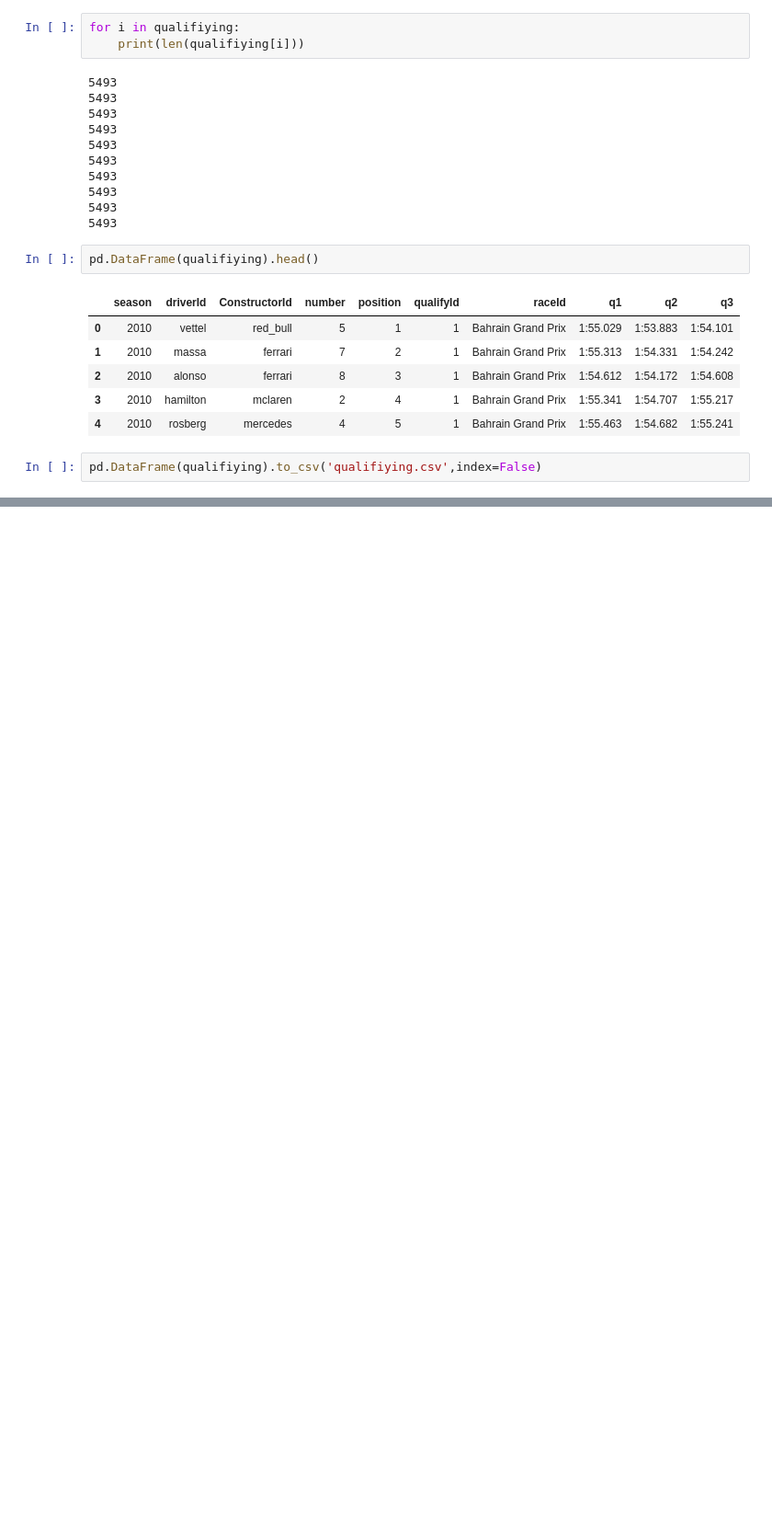
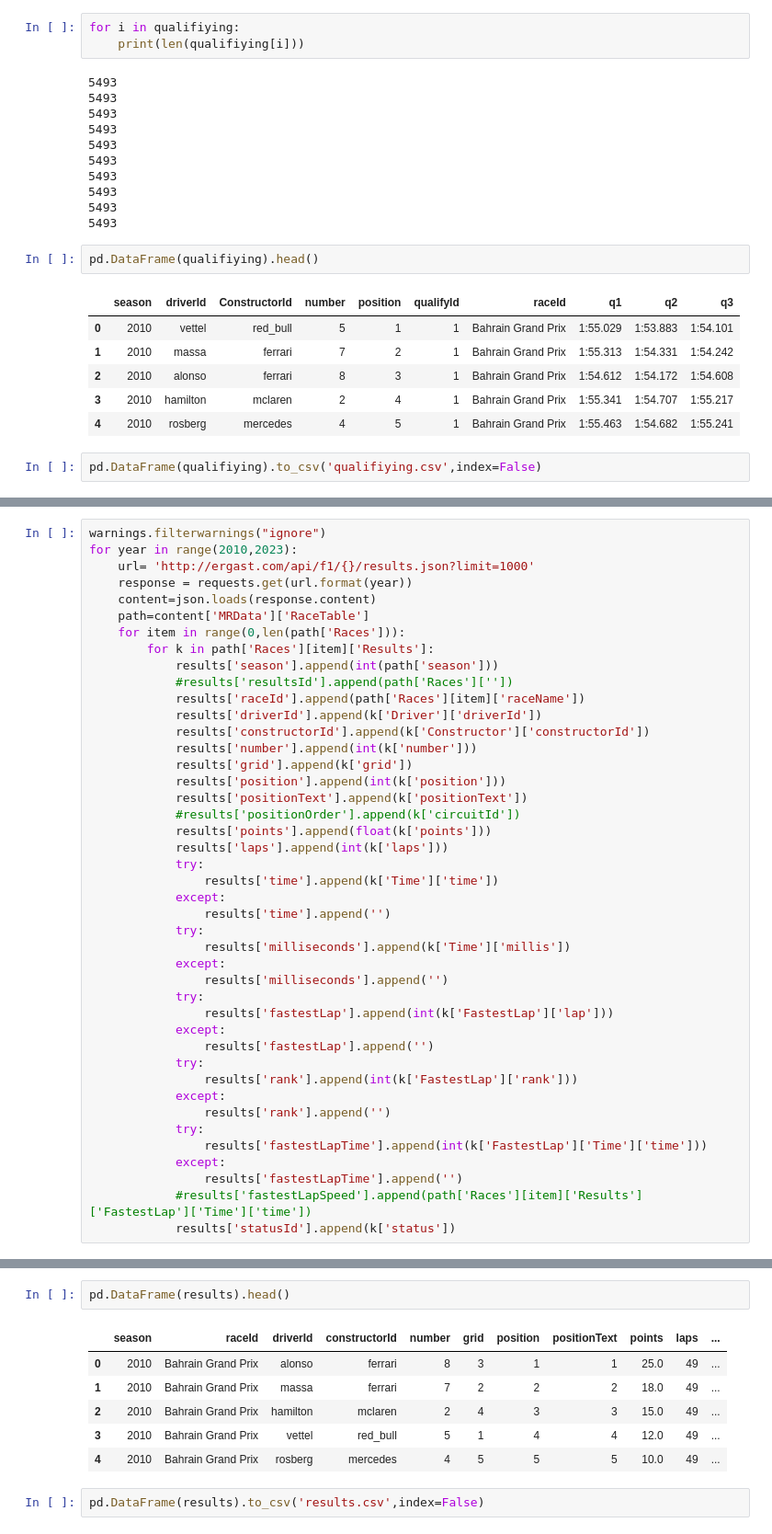
Before and after one commit to jazivegrande/formula-1-data, a Jupyter notebook: f1-analisis.ipynb, the cells around one changed output, grey strips where cells are left out. Shown: that part at 92% size. Cells and saved outputs as stored; diff of their text form; blank space fills up the shorter version.

```diff
--- a/f1-analisis.ipynb
+++ b/f1-analisis.ipynb
@@ -484,0 +677,43 @@ pd.DataFrame(qualifiying).to_csv('qualifiying.csv',index=False)
+# %%
+warnings.filterwarnings("ignore")
+for year in range(2010,2023):
+    url= 'http://ergast.com/api/f1/{}/results.json?limit=1000'
+    response = requests.get(url.format(year))
+    content=json.loads(response.content)
+    path=content['MRData']['RaceTable']
+    for item in range(0,len(path['Races'])):
+        for k in path['Races'][item]['Results']:
+            results['season'].append(int(path['season']))
+            #results['resultsId'].append(path['Races'][''])
+            results['raceId'].append(path['Races'][item]['raceName'])
+            results['driverId'].append(k['Driver']['driverId'])
+            results['constructorId'].append(k['Constructor']['constructorId'])
+            results['number'].append(int(k['number']))
+            results['grid'].append(k['grid'])
+            results['position'].append(int(k['position']))
+            results['positionText'].append(k['positionText'])
+            #results['positionOrder'].append(k['circuitId'])
+            results['points'].append(float(k['points']))
+            results['laps'].append(int(k['laps']))
+            try:
+                results['time'].append(k['Time']['time'])
+            except:
+                results['time'].append('')
+            try:
+                results['milliseconds'].append(k['Time']['millis'])
+            except:
+                results['milliseconds'].append('')
+            try:
+                results['fastestLap'].append(int(k['FastestLap']['lap']))
+            except:
+                results['fastestLap'].append('')
+            try:
+                results['rank'].append(int(k['FastestLap']['rank']))
+            except:
+                results['rank'].append('')
+            try:
+                results['fastestLapTime'].append(int(k['FastestLap']['Time']['time']))
+            except:
+                results['fastestLapTime'].append('')
+            #results['fastestLapSpeed'].append(path['Races'][item]['Results']['FastestLap']['Time']['time'])
+            results['statusId'].append(k['status'])
@@ -484,0 +744,11 @@ pd.DataFrame(qualifiying).to_csv('qualifiying.csv',index=False)
+# %%
+pd.DataFrame(results).head()
+# %% [output]
+|  | season | raceId | driverId | constructorId | number | grid | position | positionText | points | laps | ... |
+| 0 | 2010 | Bahrain Grand Prix | alonso | ferrari | 8 | 3 | 1 | 1 | 25.0 | 49 | ... |
+| 1 | 2010 | Bahrain Grand Prix | massa | ferrari | 7 | 2 | 2 | 2 | 18.0 | 49 | ... |
+| 2 | 2010 | Bahrain Grand Prix | hamilton | mclaren | 2 | 4 | 3 | 3 | 15.0 | 49 | ... |
+| 3 | 2010 | Bahrain Grand Prix | vettel | red_bull | 5 | 1 | 4 | 4 | 12.0 | 49 | ... |
+| 4 | 2010 | Bahrain Grand Prix | rosberg | mercedes | 4 | 5 | 5 | 5 | 10.0 | 49 | ... |
+# %%
+pd.DataFrame(results).to_csv('results.csv',index=False)
```
Also changed, not shown: parts of 28 cells of this notebook, 5 other files.
